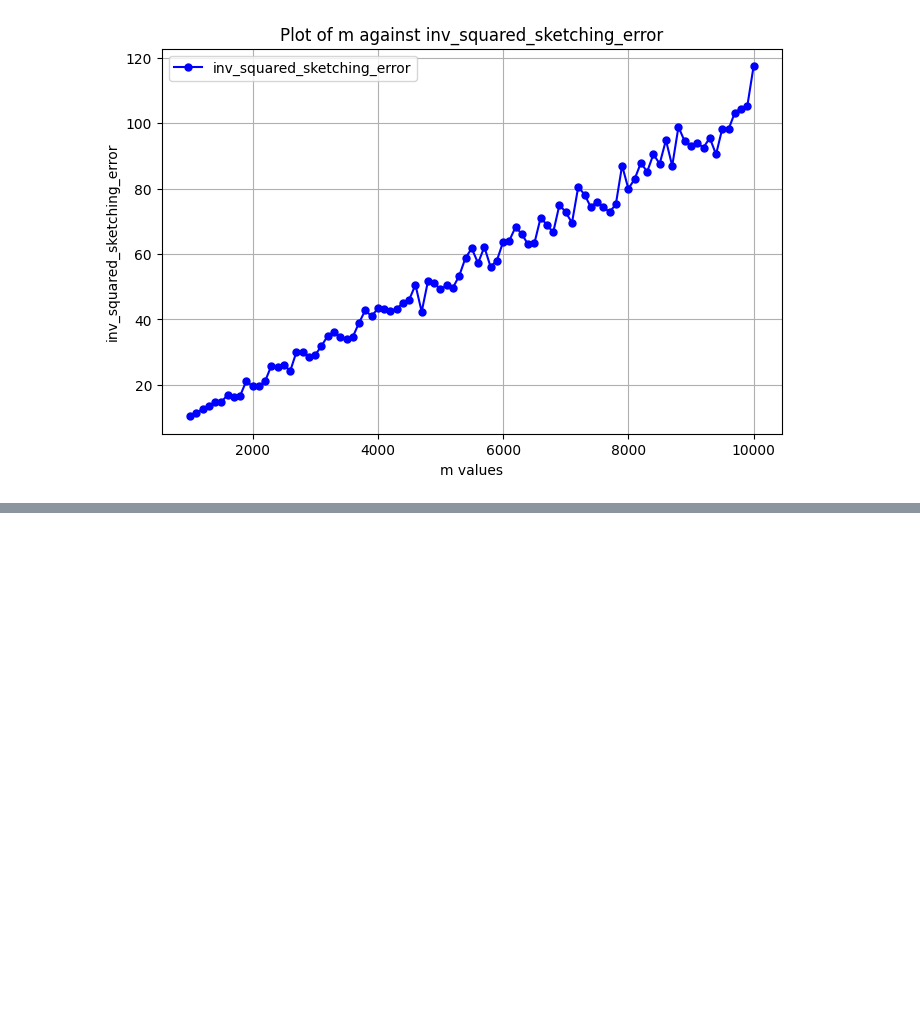
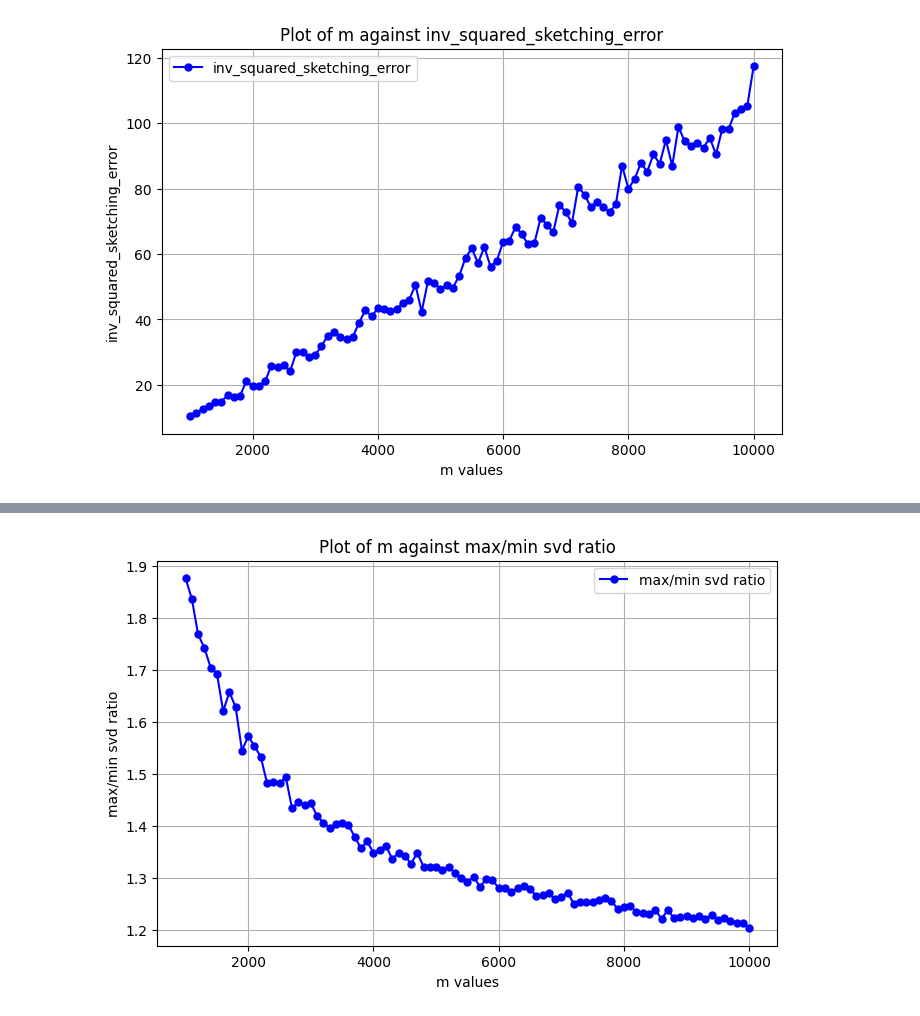
Before and after one commit to LakBoonJun1/DSA4288, a Jupyter notebook: Notebook/implementation.ipynb, the cells around one changed output, grey strips where cells are left out. Drawn from its saved outputs; the diff is of its cells as text; code cells hidden in the pictures; blank space fills up the shorter version.

Commit message:
graph for ratio

```diff
--- a/Notebook/implementation.ipynb
+++ b/Notebook/implementation.ipynb
@@ -958,0 +975,15 @@ plt.show()
+# %%
+plt.figure(figsize=(8, 5))
+plt.plot(new_df["m"], new_df["ratio"], marker='o', linestyle='-', color='b', markersize=5, label='max/min svd ratio')
+
+# Labels and title
+plt.xlabel("m values")
+plt.ylabel("max/min svd ratio")
+plt.title("Plot of m against max/min svd ratio")
+plt.legend()
+plt.grid(True)
+
+# Show plot
+plt.show()
+# %% [output]
+[figure, added]
```
Also changed, not shown: parts of 1 cell of this notebook.
